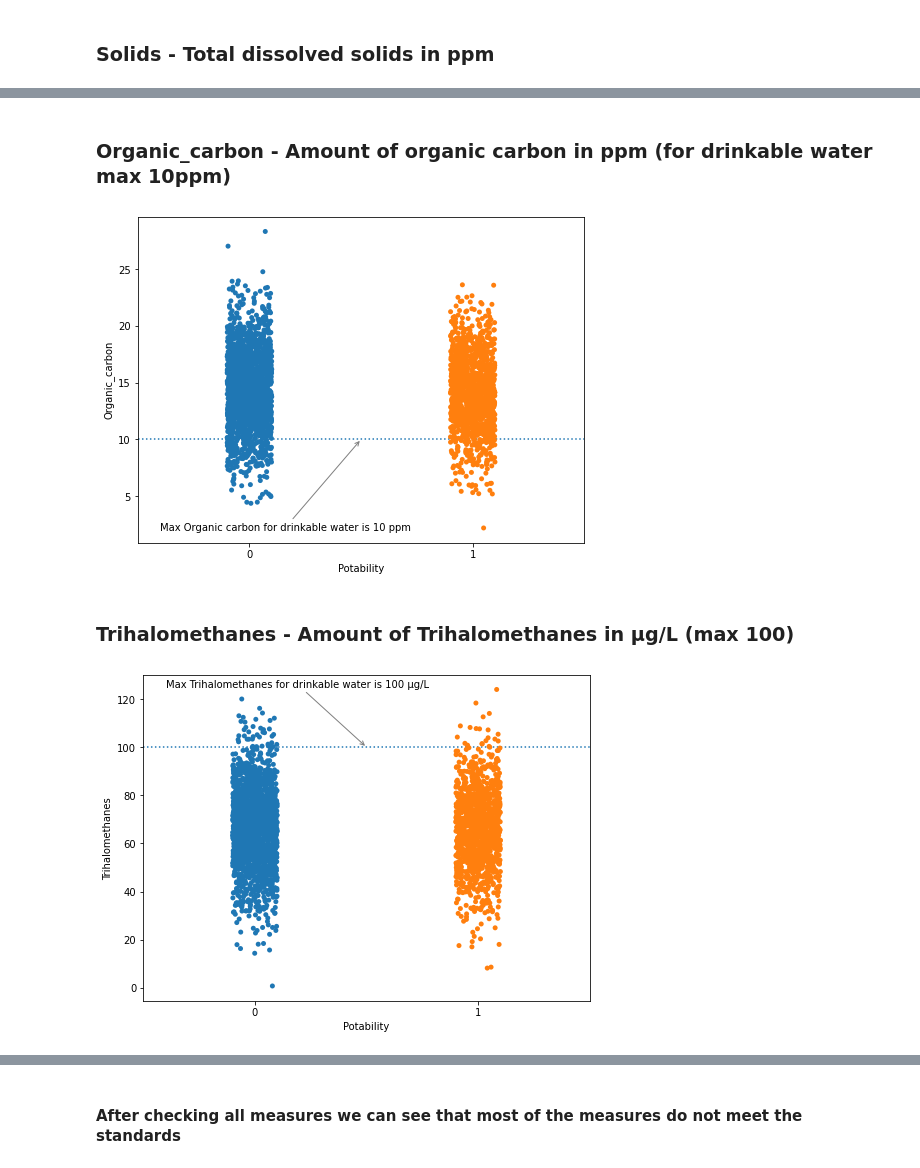
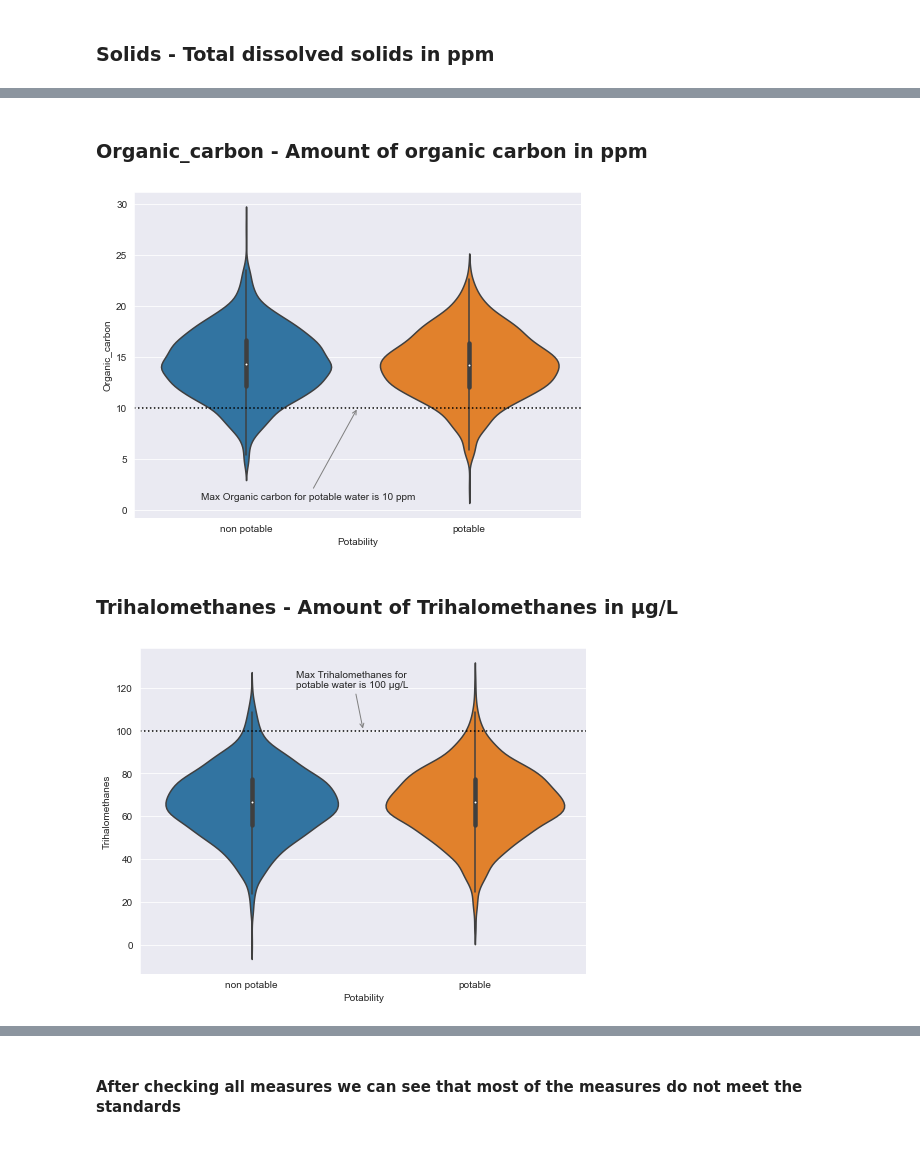
Before and after one commit to AleksanderWernik/Water_potability, a Jupyter notebook: Woda.ipynb, the cells around one changed output, grey strips where cells are left out. Cells and saved outputs as stored; diff of their text form; code cells hidden in the pictures.

```diff
--- a/Woda.ipynb
+++ b/Woda.ipynb
@@ -94,15 +66,17 @@ plt.show()
 # %% [markdown]
 ### pH of water
 # %%
+sns.set_style(style='darkgrid')
 plt.figure(figsize=(8,6))
-ax = sns.stripplot(x='Potability', y='ph', data=df)
-ax.axhline(y=9.5, linestyle='dotted')
-ax.axhline(y=6.5, linestyle='dotted')
-ax.annotate('Max ph for drinkable water is 9,5', xy=[0.5,9.5],
-           xytext=[0.1,12.5],
+ax = sns.violinplot(x='Potability', y='ph', data=df)
+ax.set(xticklabels=('non potable', 'potable'))
+ax.axhline(y=9.5, linestyle='dotted', color='black')
+ax.axhline(y=6.5, linestyle='dotted', color='black')
+ax.annotate('Max ph for potable water is 9,5', xy=[0.5,9.5],
+           xytext=[0.15,12.5],
            arrowprops={'arrowstyle': '->', 'color':'gray'})
-ax.annotate('Min ph for drinkable water is 6,5', xy=[0.5,6.5],
-           xytext=[0.15,2],
+ax.annotate('Min ph for potable water is 6,5', xy=[0.5,6.5],
+           xytext=[0.15,2.5],
            arrowprops={'arrowstyle': '->', 'color':'gray'})
 plt.show()
 # %% [output]
@@ -164,25 +143,27 @@ plt.show()
 # %% [markdown]
-### Organic_carbon - Amount of organic carbon in ppm (for drinkable water max 10ppm)
+### Organic_carbon - Amount of organic carbon in ppm
 # %%
 plt.figure(figsize=(8,6))
-ax = sns.stripplot(x='Potability', y='Organic_carbon', data=df)
-plt.axhline(y=10, linestyle='dotted')
-ax.annotate('Max Organic carbon for drinkable water is 10 ppm', xy=[0.5,10],
-           xytext=[-0.4,2],
+ax = sns.violinplot(x='Potability', y='Organic_carbon', data=df)
+ax.set(xticklabels=('non potable', 'potable'))
+plt.axhline(y=10, linestyle='dotted', color='black')
+ax.annotate('Max Organic carbon for potable water is 10 ppm', xy=[0.5,10],
+           xytext=[-0.2,1],
            arrowprops={'arrowstyle': '->', 'color':'gray'})
 plt.show()
 # %% [output]
-[figure, old version]
+[figure, new version]
 # %% [markdown]
-### Trihalomethanes - Amount of Trihalomethanes in μg/L (max 100)
+### Trihalomethanes - Amount of Trihalomethanes in μg/L
 # %%
 plt.figure(figsize=(8,6))
-ax = sns.stripplot(x='Potability', y='Trihalomethanes', data=df)
-plt.axhline(y=100, linestyle='dotted')
-ax.annotate('Max Trihalomethanes for drinkable water is 100 μg/L', xy=[0.5,100],
-           xytext=[-0.4,125],
+ax = sns.violinplot(x='Potability', y='Trihalomethanes', data=df)
+ax.set(xticklabels=('non potable', 'potable'))
+plt.axhline(y=100, linestyle='dotted', color='black')
+ax.annotate('Max Trihalomethanes for \npotable water is 100 μg/L', xy=[0.5,100],
+           xytext=[0.2,120],
            arrowprops={'arrowstyle': '->', 'color':'gray'})
 plt.show()
 # %% [output]
-[figure, old version]
+[figure, new version]
 # %% [markdown]
```
Also changed, not shown: parts of 39 cells of this notebook.
